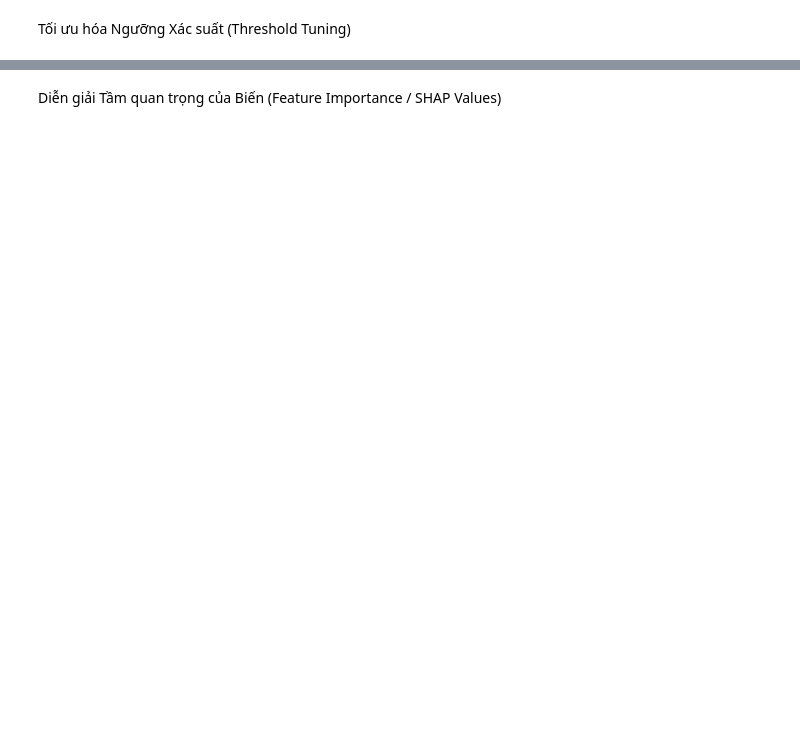
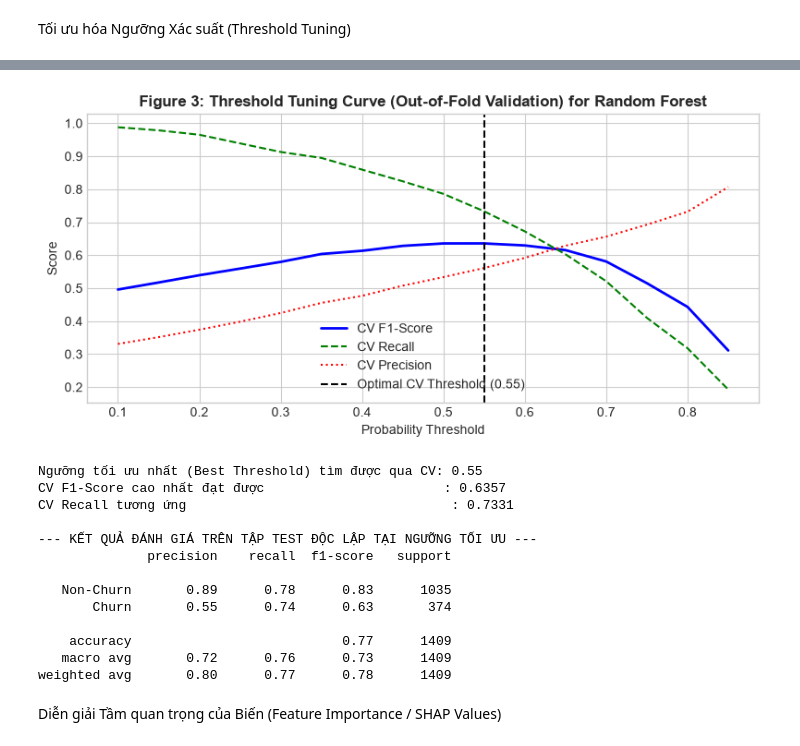
Before and after one commit to nhnminh1409/DS66B_group_11, a Jupyter notebook: notebooks/02_advanced_modeling.ipynb, the cells around one changed output, grey strips where cells are left out. Saved outputs shown, nothing was run; the diff lists cells and outputs as text; code cells hidden in the pictures; blank space fills up the shorter version.

```diff
--- a/notebooks/02_advanced_modeling.ipynb
+++ b/notebooks/02_advanced_modeling.ipynb
@@ -396,3 +368,72 @@ Recall tương ứng                : 0.7567
+# %%
+# Cell 8: Threshold Tuning (Tối ưu ngưỡng xác suất quyết định trên tập Train bằng Cross-Validation)
+from sklearn.model_selection import cross_val_predict
+
+# 1. Sinh xác suất dự đoán (Out-of-fold) cho toàn bộ tập X_train
+# Dùng cross_val_predict với cv_stratified để đảm bảo không bị data leakage
+# Trả về cột xác suất của lớp 1 (Churn)
+y_prob_train_cv = cross_val_predict(
+    best_model,
+    X_train,
+    y_train,
+    cv=cv_stratified,
+    method='predict_proba',
+    n_jobs=-1
+)[:, 1]
+
+# 2. Khảo sát các ngưỡng (Thresholds)
+thresholds = np.arange(0.1, 0.9, 0.05)
+f1_scores = []
+recall_scores = []
+precision_scores = []
+
+for t in thresholds:
+    y_pred_adj = (y_prob_train_cv >= t).astype(int)
+    f1_scores.append(f1_score(y_train, y_pred_adj))
+    recall_scores.append(recall_score(y_train, y_pred_adj))
+    precision_scores.append(precision_score(y_train, y_pred_adj))
+
+# 3. Tìm ngưỡng đạt F1-Score cao nhất (Dựa hoàn toàn vào tập Train OOF)
+best_idx = np.argmax(f1_scores)
+best_thresh = thresholds[best_idx]
+
+# 4. Vẽ đồ thị Threshold vs Metrics
+plt.figure(figsize=(8, 4))
+plt.plot(thresholds, f1_scores, label='CV F1-Score', color='blue', lw=2)
+plt.plot(thresholds, recall_scores, label='CV Recall', color='green', linestyle='--')
+plt.plot(thresholds, precision_scores, label='CV Precision', color='red', linestyle=':')
+plt.axvline(best_thresh, color='black', linestyle='--', label=f'Optimal CV Threshold ({best_thresh:.2f})')
+
+plt.title('Figure 3: Threshold Tuning Curve (Out-of-Fold Validation) for Random Forest', fontsize=12, fontweight='bold')
+plt.xlabel('Probability Threshold')
+plt.ylabel('Score')
+plt.legend()
+plt.tight_layout()
+plt.show()
+
+print(f"Ngưỡng tối ưu nhất (Best Threshold) tìm được qua CV: {best_thresh:.2f}")
+print(f"CV F1-Score cao nhất đạt được                       : {f1_scores[best_idx]:.4f}")
+print(f"CV Recall tương ứng                                  : {recall_scores[best_idx]:.4f}")
+
+# 5. ÁP DỤNG NGƯỠNG TỐI ƯU LÊN TẬP TEST (Chỉ đánh giá 1 lần duy nhất)
+print("\n--- KẾT QUẢ ĐÁNH GIÁ TRÊN TẬP TEST ĐỘC LẬP TẠI NGƯỠNG TỐI ƯU ---")
+y_pred_test_optimal = (y_prob_test >= best_thresh).astype(int)
+print(classification_report(y_test, y_pred_test_optimal, target_names=['Non-Churn', 'Churn']))
+# %% [output]
+[figure, added]
+Ngưỡng tối ưu nhất (Best Threshold) tìm được qua CV: 0.55
+CV F1-Score cao nhất đạt được                       : 0.6357
+CV Recall tương ứng                                  : 0.7331
+
+--- KẾT QUẢ ĐÁNH GIÁ TRÊN TẬP TEST ĐỘC LẬP TẠI NGƯỠNG TỐI ƯU ---
+              precision    recall  f1-score   support
+
+   Non-Churn       0.89      0.78      0.83      1035
+       Churn       0.55      0.74      0.63       374
+
+    accuracy                           0.77      1409
+   macro avg       0.72      0.76      0.73      1409
+weighted avg       0.80      0.77      0.78      1409
 # %% [markdown]
 Diễn giải Tầm quan trọng của Biến (Feature Importance / SHAP Values)
 # %%
```
Also changed, not shown: parts of 9 cells of this notebook, 1 other file.
